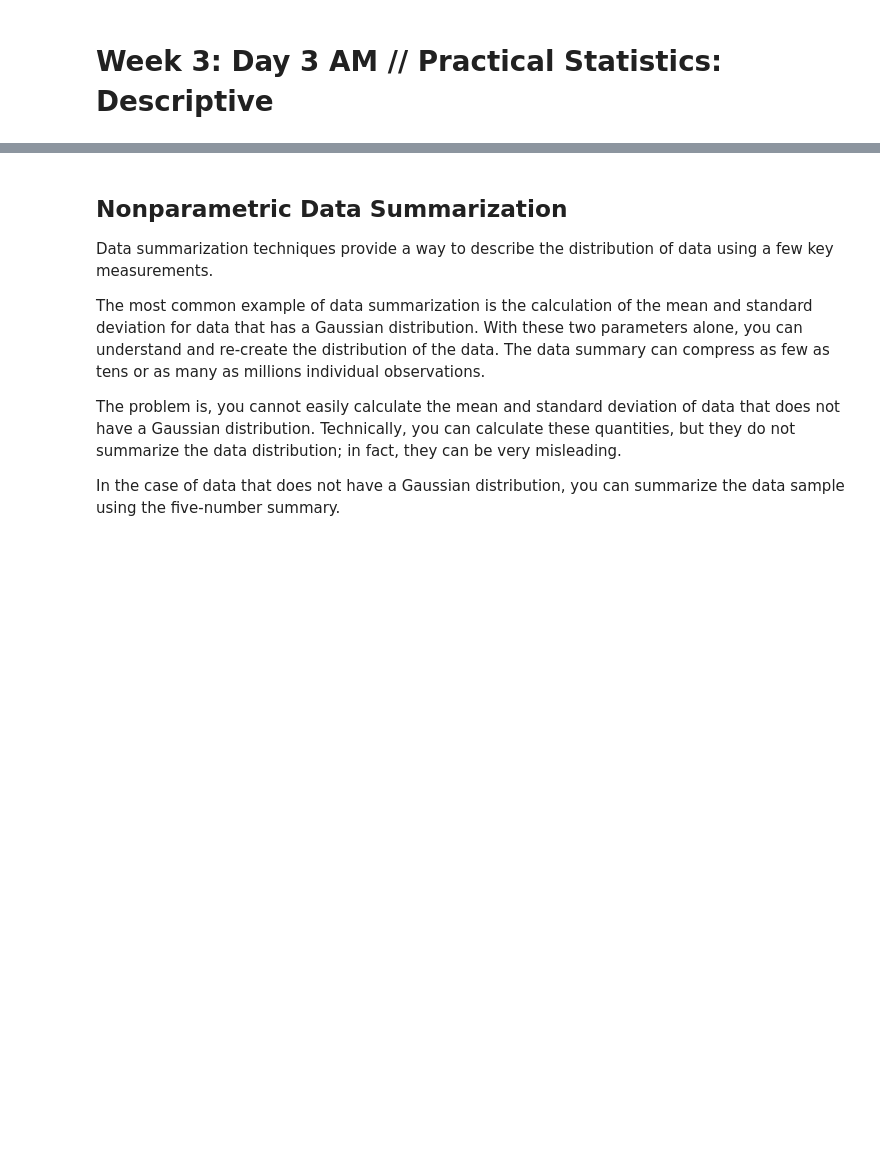
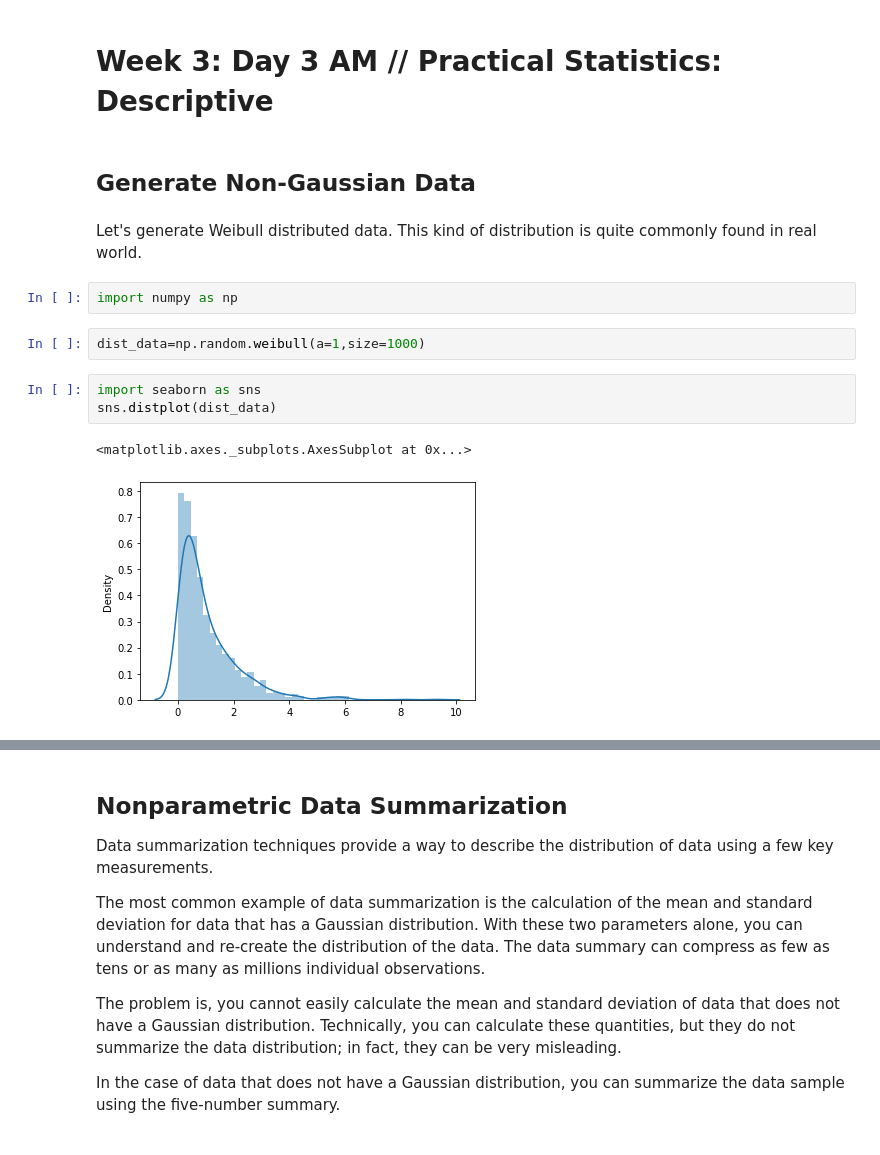
Before and after one commit to ardhiraka/FSDS_Guidelines, a Jupyter notebook: p0/w3/d3am.ipynb, the cells around one changed output, grey strips where cells are left out. Saved outputs shown, nothing was run; the diff lists cells and outputs as text; blank space fills up the shorter version.

```diff
--- a/p0/w3/d3am.ipynb
+++ b/p0/w3/d3am.ipynb
@@ -1,2 +1,16 @@
 # %% [markdown]
 # Week 3: Day 3 AM // Practical Statistics: Descriptive
+# %% [markdown]
+## Generate Non-Gaussian Data
+# %% [markdown]
+Let's generate Weibull distributed data. This kind of distribution is quite commonly found in real world.
+# %%
+import numpy as np
+# %%
+dist_data=np.random.weibull(a=1,size=1000)
+# %%
+import seaborn as sns
+sns.distplot(dist_data)
+# %% [output]
+<matplotlib.axes._subplots.AxesSubplot at 0x...>
+[figure, added]
```
Also changed, not shown: parts of 10 cells of this notebook, 50 other files.
